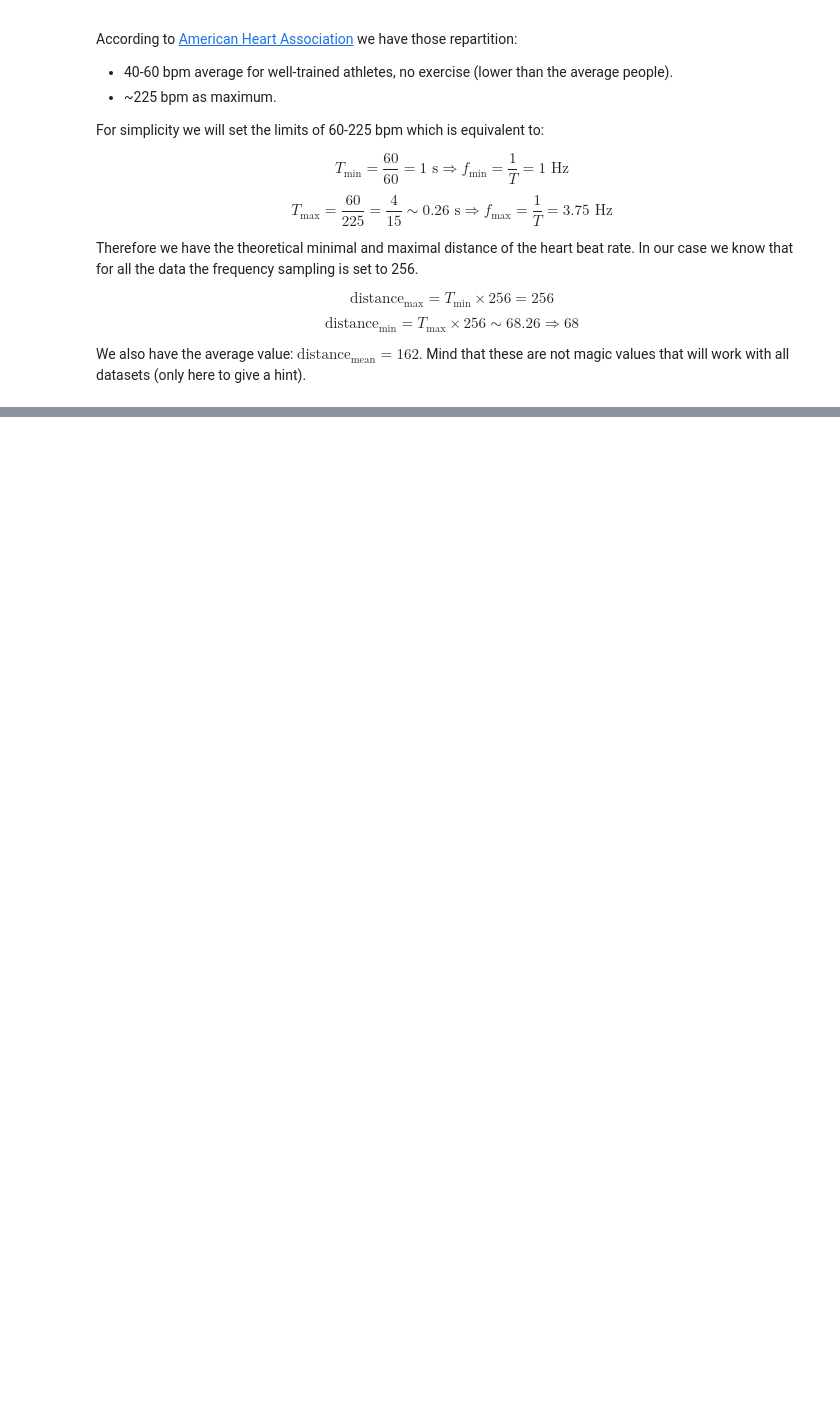
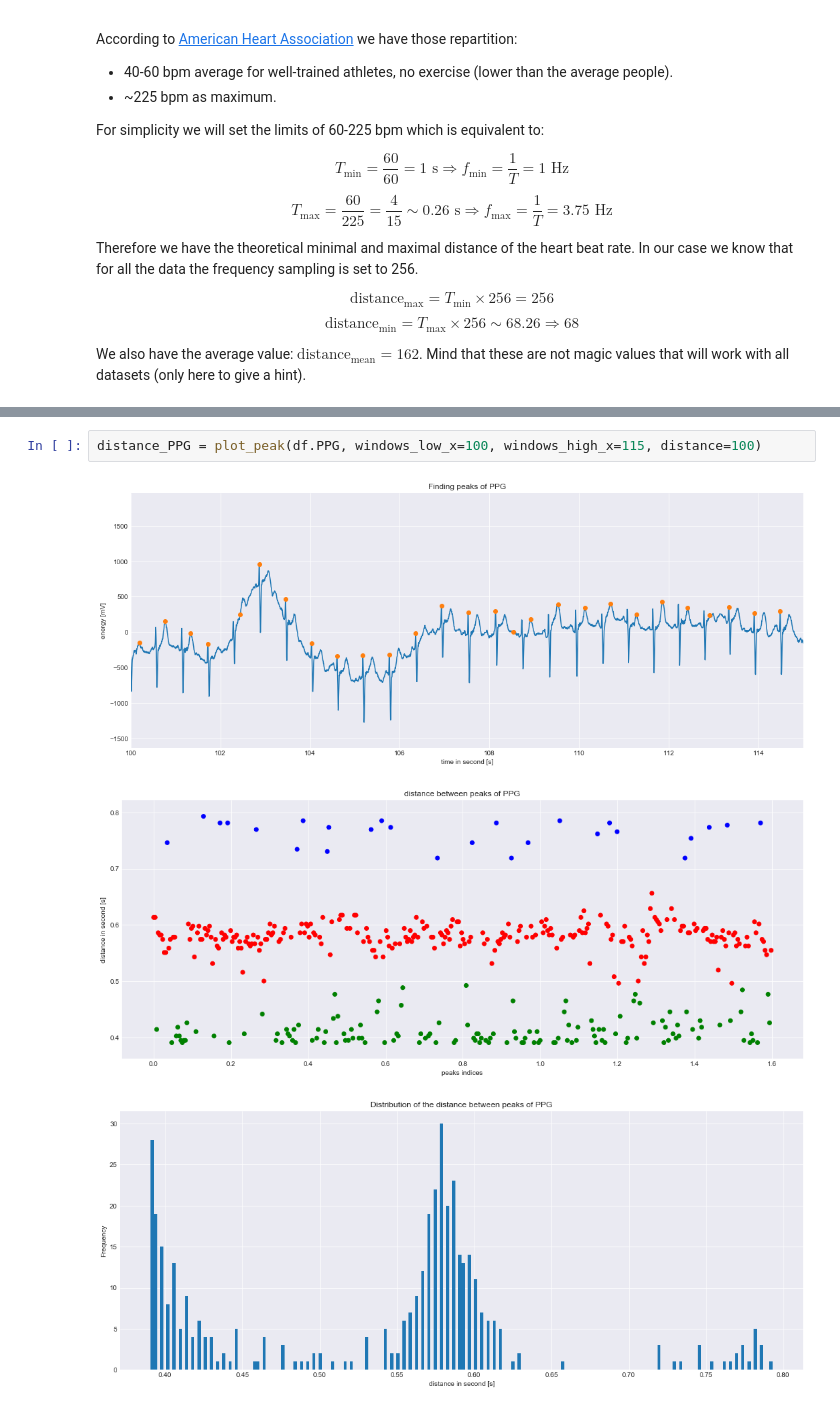
Before and after one commit to YosriSakly/Geste-et-intelligence-artificielle-HRV-fatigue, a Jupyter notebook: main_notebook.ipynb, the cells around one changed output, grey strips where cells are left out. Drawn from its saved outputs; the diff is of its cells as text; blank space fills up the shorter version.

```diff
--- a/main_notebook.ipynb
+++ b/main_notebook.ipynb
@@ -345,0 +402,6 @@ plot_peak(df.ECG, windows_low_x=100, windows_high_x=115, distance=100)
+# %%
+distance_PPG = plot_peak(df.PPG, windows_low_x=100, windows_high_x=115, distance=100)
+# %% [output]
+[figure, added]
+[figure, added]
+[figure, added]
```
Also changed, not shown: parts of 10 cells of this notebook.
